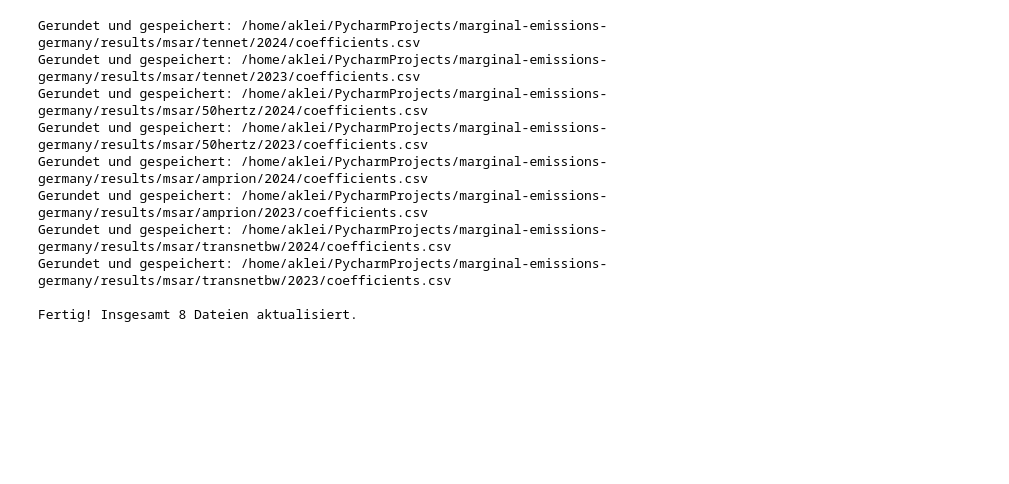
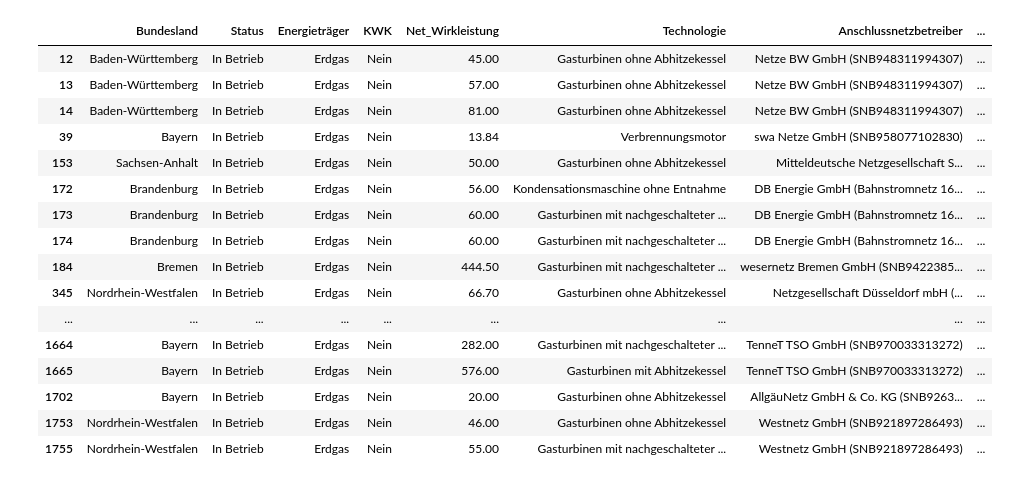
Before and after one commit to AK960/marginal-emissions-germany, a Jupyter notebook: notebooks/data_inspections.ipynb, the cells around one changed output. Drawn from its saved outputs; the diff is of its cells as text; code cells hidden in the pictures; blank space fills up the shorter version.

```diff
--- a/notebooks/data_inspections.ipynb
+++ b/notebooks/data_inspections.ipynb
@@ -65,37 +60,26 @@ test = pd.read_csv('../data/interim/generation_tennet_utc_202212232300_202501012
-# %%
-import pandas as pd
-from pathlib import Path
-from pyprojroot import here
-# Basis-Verzeichnis anpassen!
-# Wenn dein Notebook in einem Unterordner (z.B. /notebooks) liegt, nutze: Path('../results/')
-
-base_dir = Path(f'{here()}/results/msar')
-
-count = 0
-
-# rglob('coefficients.csv') durchsucht rekursiv ALLE Unterordner ab base_dir
-for file_path in base_dir.rglob('coefficients.csv'):
-    # CSV einlesen
-    df = pd.read_csv(file_path)
-
-    # Numerische Werte auf 3 Nachkommastellen runden
-    df = df.round(3)
-
-    # Direkt wieder am selben Ort überschreiben
-    df.to_csv(file_path, index=False)
-
-    count += 1
-    print(f"Gerundet und gespeichert: {file_path}")
-
-print(f"\nFertig! Insgesamt {count} Dateien aktualisiert.")
-# %% [output]
-Gerundet und gespeichert: /home/aklei/PycharmProjects/marginal-emissions-germany/results/msar/tennet/2024/coefficients.csv
-Gerundet und gespeichert: /home/aklei/PycharmProjects/marginal-emissions-germany/results/msar/tennet/2023/coefficients.csv
-Gerundet und gespeichert: /home/aklei/PycharmProjects/marginal-emissions-germany/results/msar/50hertz/2024/coefficients.csv
-Gerundet und gespeichert: /home/aklei/PycharmProjects/marginal-emissions-germany/results/msar/50hertz/2023/coefficients.csv
-Gerundet und gespeichert: /home/aklei/PycharmProjects/marginal-emissions-germany/results/msar/amprion/2024/coefficients.csv
-Gerundet und gespeichert: /home/aklei/PycharmProjects/marginal-emissions-germany/results/msar/amprion/2023/coefficients.csv
-Gerundet und gespeichert: /home/aklei/PycharmProjects/marginal-emissions-germany/results/msar/transnetbw/2024/coefficients.csv
-Gerundet und gespeichert: /home/aklei/PycharmProjects/marginal-emissions-germany/results/msar/transnetbw/2023/coefficients.csv
-
-Fertig! Insgesamt 8 Dateien aktualisiert.
+# %%
+kw_gas = kws[kws['Energieträger'].str.contains('gas', case=False, na=False)].drop(columns=['Speichertechnologie', 'Name', 'Anlagenbetreiber', 'Ort']).copy()
+kw_gas = kw_gas[kw_gas.Status == 'In Betrieb']
+kw_gas = kw_gas[kw_gas.Energieträger == 'Erdgas']
+kw_gas = kw_gas[kw_gas.KWK == 'Nein']
+kw_gas.Net_Wirkleistung = kw_gas.Net_Wirkleistung.str.replace('.', '', regex=False).str.replace(',', '.', regex=False).astype(float)
+kw_gas = kw_gas[kw_gas.Net_Wirkleistung > 10.0]
+kw_gas
+# %% [output]
+|  | Bundesland | Status | Energieträger | KWK | Net_Wirkleistung | Technologie | Anschlussnetzbetreiber | ... |
+| 12 | Baden-Württemberg | In Betrieb | Erdgas | Nein | 45.00 | Gasturbinen ohne Abhitzekessel | Netze BW GmbH (SNB948311994307) | ... |
+| 13 | Baden-Württemberg | In Betrieb | Erdgas | Nein | 57.00 | Gasturbinen ohne Abhitzekessel | Netze BW GmbH (SNB948311994307) | ... |
+| 14 | Baden-Württemberg | In Betrieb | Erdgas | Nein | 81.00 | Gasturbinen ohne Abhitzekessel | Netze BW GmbH (SNB948311994307) | ... |
+| 39 | Bayern | In Betrieb | Erdgas | Nein | 13.84 | Verbrennungsmotor | swa Netze GmbH (SNB958077102830) | ... |
+| 153 | Sachsen-Anhalt | In Betrieb | Erdgas | Nein | 50.00 | Gasturbinen ohne Abhitzekessel | Mitteldeutsche Netzgesellschaft S... | ... |
+| 172 | Brandenburg | In Betrieb | Erdgas | Nein | 56.00 | Kondensationsmaschine ohne Entnahme | DB Energie GmbH (Bahnstromnetz 16... | ... |
+| 173 | Brandenburg | In Betrieb | Erdgas | Nein | 60.00 | Gasturbinen mit nachgeschalteter ... | DB Energie GmbH (Bahnstromnetz 16... | ... |
+| 174 | Brandenburg | In Betrieb | Erdgas | Nein | 60.00 | Gasturbinen mit nachgeschalteter ... | DB Energie GmbH (Bahnstromnetz 16... | ... |
+| 184 | Bremen | In Betrieb | Erdgas | Nein | 444.50 | Gasturbinen mit nachgeschalteter ... | wesernetz Bremen GmbH (SNB9422385... | ... |
+| 345 | Nordrhein-Westfalen | In Betrieb | Erdgas | Nein | 66.70 | Gasturbinen ohne Abhitzekessel | Netzgesellschaft Düsseldorf mbH (... | ... |
+| ... | ... | ... | ... | ... | ... | ... | ... | ... |
+| 1664 | Bayern | In Betrieb | Erdgas | Nein | 282.00 | Gasturbinen mit nachgeschalteter ... | TenneT TSO GmbH (SNB970033313272) | ... |
+| 1665 | Bayern | In Betrieb | Erdgas | Nein | 576.00 | Gasturbinen mit Abhitzekessel | TenneT TSO GmbH (SNB970033313272) | ... |
+| 1702 | Bayern | In Betrieb | Erdgas | Nein | 20.00 | Gasturbinen ohne Abhitzekessel | AllgäuNetz GmbH & Co. KG (SNB9263... | ... |
+| 1753 | Nordrhein-Westfalen | In Betrieb | Erdgas | Nein | 46.00 | Gasturbinen ohne Abhitzekessel | Westnetz GmbH (SNB921897286493) | ... |
+| 1755 | Nordrhein-Westfalen | In Betrieb | Erdgas | Nein | 55.00 | Gasturbinen mit nachgeschalteter ... | Westnetz GmbH (SNB921897286493) | ... |
```
Also changed, not shown: parts of 10 cells of this notebook, 1 other file.
